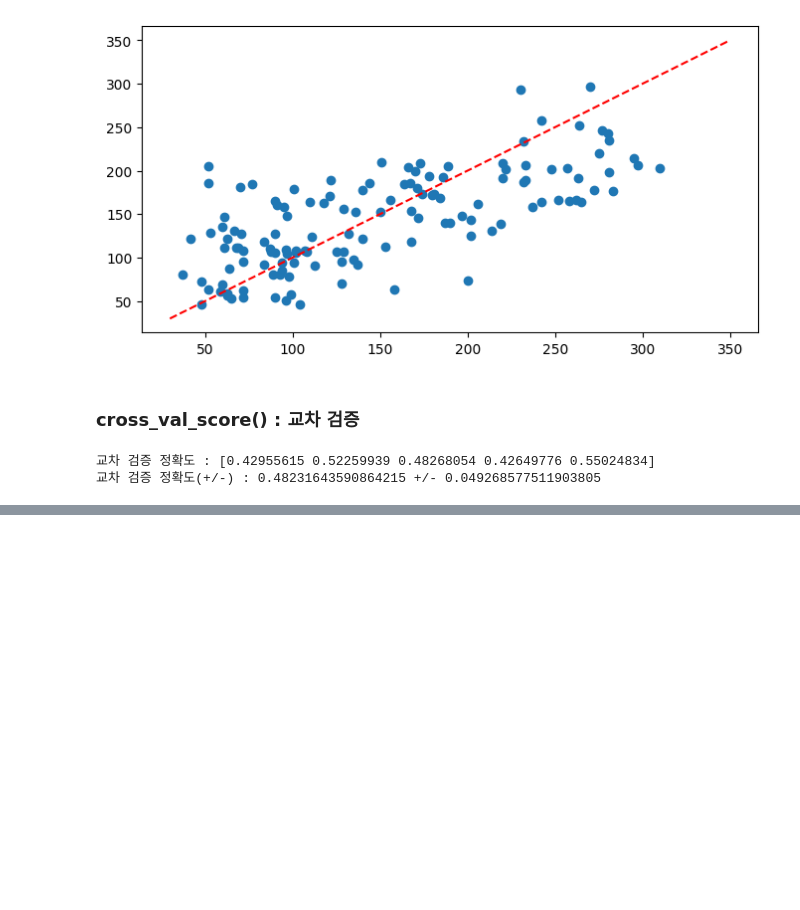
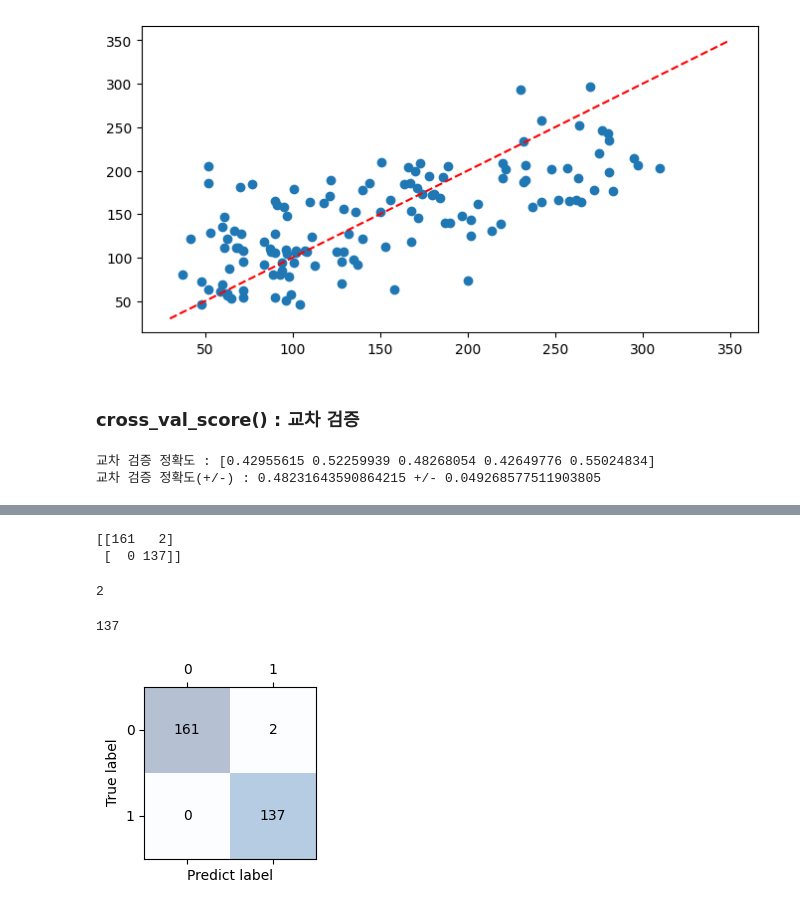
Before and after one commit to kimseongwonn/Data, a Jupyter notebook: ML/ML_02_사이킷런_scikit-learn.ipynb, the cells around one changed output, grey strips where cells are left out. Saved outputs shown, nothing was run; the diff lists cells and outputs as text; code cells hidden in the pictures; blank space fills up the shorter version.

```diff
--- a/ML/ML_02_사이킷런_scikit-learn.ipynb
+++ b/ML/ML_02_사이킷런_scikit-learn.ipynb
@@ -291,0 +578,43 @@ print(f'교차 검증 정확도(+/-) : {np.mean(scores)} +/- {np.std(scores)}')
+# %%
+from sklearn.metrics import confusion_matrix
+
+confmat = confusion_matrix(y_true=y_test, y_pred=predict)
+print(confmat)
+# %% [output]
+[[161   2]
+ [  0 137]]
+# %%
+# 코드 파싱
+confmat.shape[0]
+# %% [output]
+2
+# %%
+# 코드 파싱
+confmat[1,1]
+# %% [output]
+137
+# %%
+# 오차 행렬 시각화
+
+fig, ax = plt.subplots(figsize=(2.5,2.5))
+
+# matshow() : 행렬 데이터 시각화
+# cmap : 색상 맵을 파란색 계열로 설정
+# alpha : 색상의 투명도 0.3으로 설정
+ax.matshow(confmat, cmap = plt.cm.Blues, alpha=0.3)
+
+for i in range(confmat.shape[0]): # confmat.shape[0] : 혼동 행렬의 행 개수
+    for j in range(confmat.shape[1]): # confmat.shape[1] : 혼동 행렬의 열 개수
+        ax.text(x=j, y=i, s=confmat[i,j], va='center', ha='center')
+        # text() : 행렬의 각 셀에 텍스트를 추가함
+        # s : 들어갈 텍스트 내용
+        # va : 텍스트의 세로 정렬(vertical alignment) 중앙 설정
+        # ha : 텍스트의 가로 정렬(horizontal alignment) 중앙 설정
+
+plt.xlabel('Predict label')
+plt.ylabel('True label')
+
+plt.tight_layout()
+plt.show()
+# %% [output]
+[figure, added]
```
Also changed, not shown: parts of 30 cells of this notebook.
